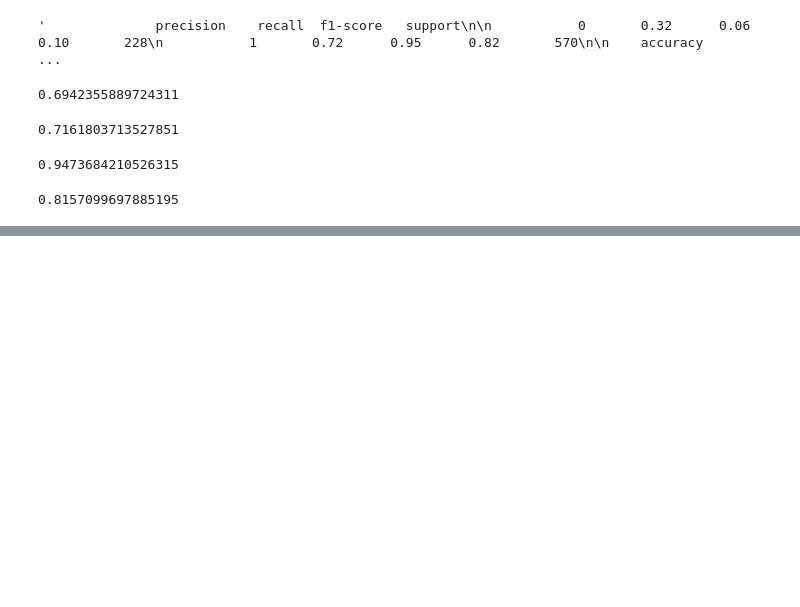
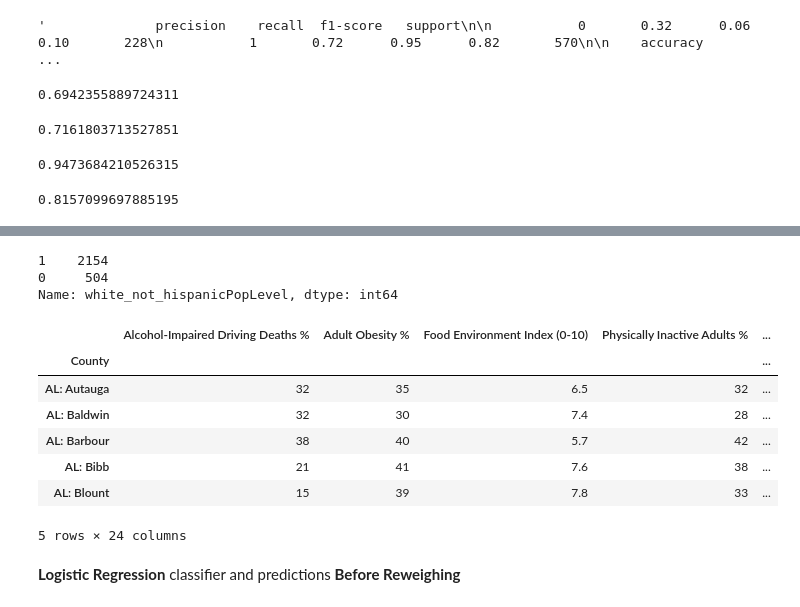
Before and after one commit to tejasv378/DrunkDriving_Project, a Jupyter notebook: State County Dataset.ipynb, the cells around one changed output, grey strips where cells are left out. Drawn from its saved outputs; the diff is of its cells as text; code cells hidden in the pictures; blank space fills up the shorter version.

```diff
--- a/State County Dataset.ipynb
+++ b/State County Dataset.ipynb
@@ -1322,0 +1338,5 @@ f1_score(y_test, svcY_pred)
+# %%
+conditions = [
+    (State_Counties["white_not_hispanic_2019 %"] < 59.3),
+    (State_Counties["white_not_hispanic_2019 %"] >= 59.3)
+]
@@ -1322,0 +1345,2 @@ f1_score(y_test, svcY_pred)
+# %%
+values = [0,1]
@@ -1322,0 +1349,3 @@ f1_score(y_test, svcY_pred)
+# %%
+State_Counties["white_not_hispanicPopLevel"] = np.select(conditions, values)
+State_Counties
@@ -1322,0 +1367,6 @@ f1_score(y_test, svcY_pred)
+# %%
+State_Counties["white_not_hispanicPopLevel"].value_counts()
+# %% [output]
+1    2154
+0     504
+Name: white_not_hispanicPopLevel, dtype: int64
@@ -1322,0 +1382,11 @@ f1_score(y_test, svcY_pred)
+# %%
+State_Counties.head()
+# %% [output]
+|  | Alcohol-Impaired Driving Deaths % | Adult Obesity % | Food Environment Index (0-10) | Physically Inactive Adults % | ... |
+| County |  |  |  |  | ... |
+| AL: Autauga | 32 | 35 | 6.5 | 32 | ... |
+| AL: Baldwin | 32 | 30 | 7.4 | 28 | ... |
+| AL: Barbour | 38 | 40 | 5.7 | 42 | ... |
+| AL: Bibb | 21 | 41 | 7.6 | 38 | ... |
+| AL: Blount | 15 | 39 | 7.8 | 33 | ... |
+5 rows × 24 columns
@@ -1322,0 +1420,2 @@ f1_score(y_test, svcY_pred)
+# %% [markdown]
+**Logistic Regression** classifier and predictions **Before Reweighing**
```
Also changed, not shown: parts of 48 cells of this notebook.
